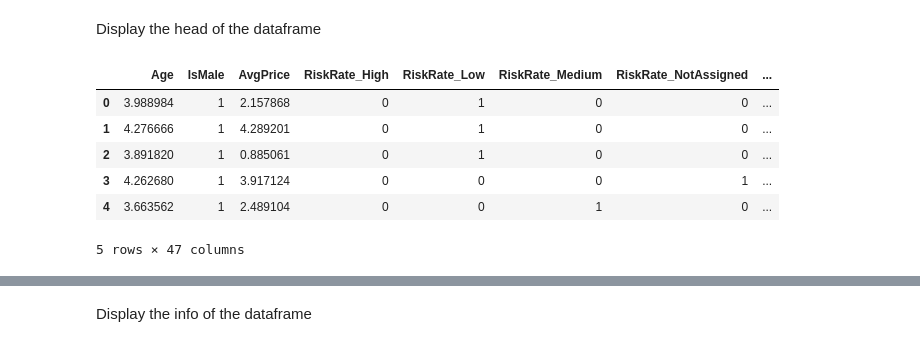
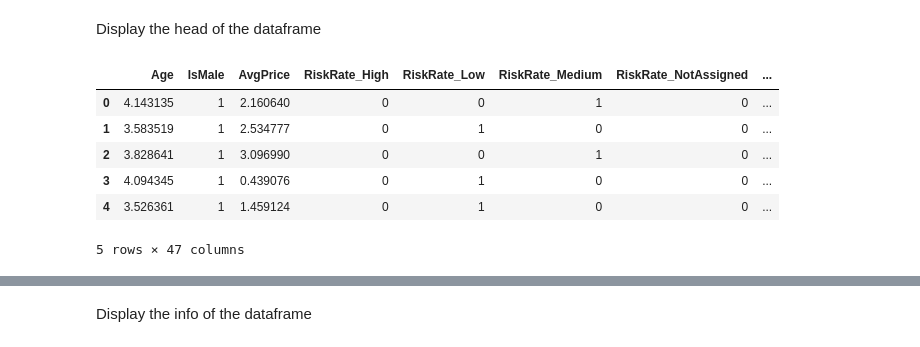
Before and after one commit to useframi1/SU-EFG, a Jupyter notebook: Scripts/data-processing-script.ipynb, the cells around one changed output, grey strips where cells are left out. Drawn from its saved outputs; the diff is of its cells as text; code cells hidden in the pictures.

```diff
--- a/Scripts/data-processing-script.ipynb
+++ b/Scripts/data-processing-script.ipynb
@@ -1158,6 +1219,10 @@ Best Distribution: lognorm
 # %% [markdown]
 Make the Churned column to be the last column
 # %%
-cols = list(df.columns)
+cols = list(train_df.columns)
 cols.append(cols.pop(cols.index("Churned")))
-df = df[cols]
+train_df = train_df[cols]
+
+cols = list(test_df.columns)
+cols.append(cols.pop(cols.index("Churned")))
+test_df = test_df[cols]
@@ -1166,12 +1229,24 @@ df = df.iloc[:, 1:]
+# %%
+train_df = train_df.iloc[:, 1:]
+test_df = test_df.iloc[:, 1:]
+# %%
+columns = [
+    "Churned",
+    "IsMale",
+]
+# %%
+for col in columns:
+    train_df[col] = train_df[col].astype("int8")
+    test_df[col] = test_df[col].astype("int8")
 # %% [markdown]
 Display the head of the dataframe
 # %%
-df.head()
+train_df.head()
 # %% [output]
 |  | Age | IsMale | AvgPrice | RiskRate_High | RiskRate_Low | RiskRate_Medium | RiskRate_NotAssigned | ... |
-| 0 | 3.988984 | 1 | 2.157868 | 0 | 1 | 0 | 0 | ... |
-| 1 | 4.276666 | 1 | 4.289201 | 0 | 1 | 0 | 0 | ... |
-| 2 | 3.891820 | 1 | 0.885061 | 0 | 1 | 0 | 0 | ... |
-| 3 | 4.262680 | 1 | 3.917124 | 0 | 0 | 0 | 1 | ... |
-| 4 | 3.663562 | 1 | 2.489104 | 0 | 0 | 1 | 0 | ... |
+| 0 | 4.143135 | 1 | 2.160640 | 0 | 0 | 1 | 0 | ... |
+| 1 | 3.583519 | 1 | 2.534777 | 0 | 1 | 0 | 0 | ... |
+| 2 | 3.828641 | 1 | 3.096990 | 0 | 0 | 1 | 0 | ... |
+| 3 | 4.094345 | 1 | 0.439076 | 0 | 1 | 0 | 0 | ... |
+| 4 | 3.526361 | 1 | 1.459124 | 0 | 1 | 0 | 0 | ... |
 5 rows × 47 columns
```
Also changed, not shown: parts of 29 cells of this notebook, 5 other files.
